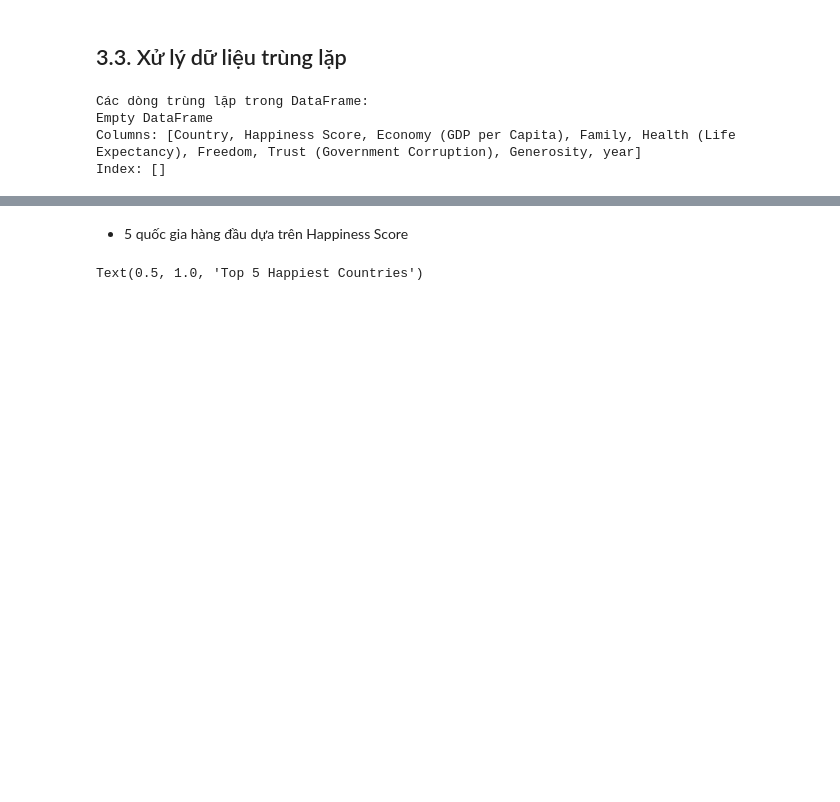
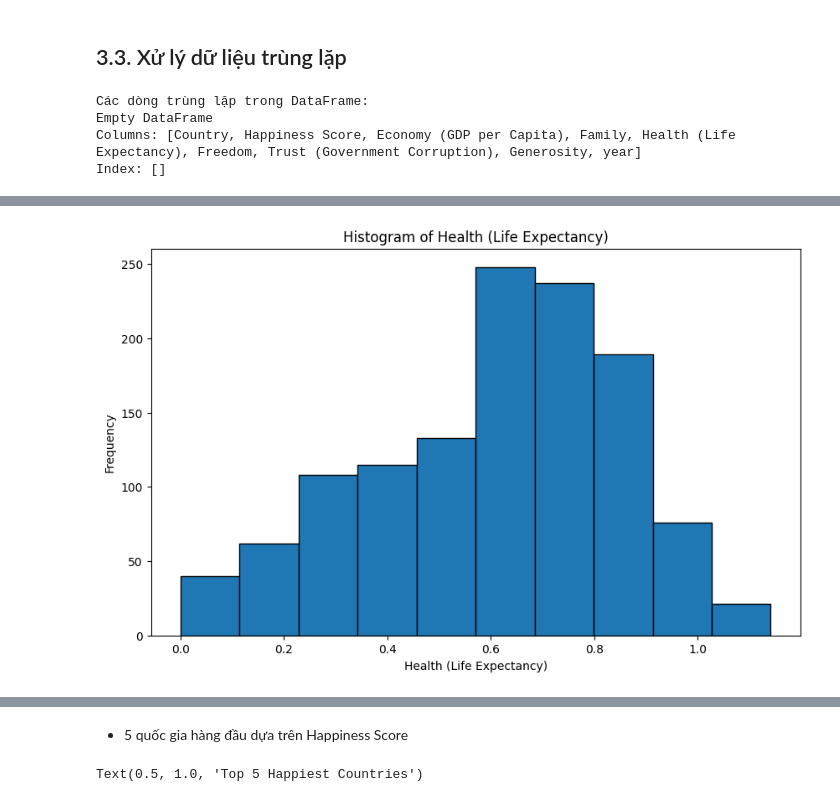
Before and after one commit to NgTrDung/DataMining_For_HappinessReport, a Jupyter notebook: Happiness_Report.ipynb, the cells around one changed output, grey strips where cells are left out. Cells and saved outputs as stored; diff of their text form; code cells hidden in the pictures; blank space fills up the shorter version.

```diff
--- a/Happiness_Report.ipynb
+++ b/Happiness_Report.ipynb
@@ -488,0 +513,4 @@ df_cleaned.describe().T
+# %%
+plot_histogram(df_cleaned, 'Health (Life Expectancy)')
+# %% [output]
+[figure, added]
```
Also changed, not shown: parts of 19 cells of this notebook, 1 other file.
